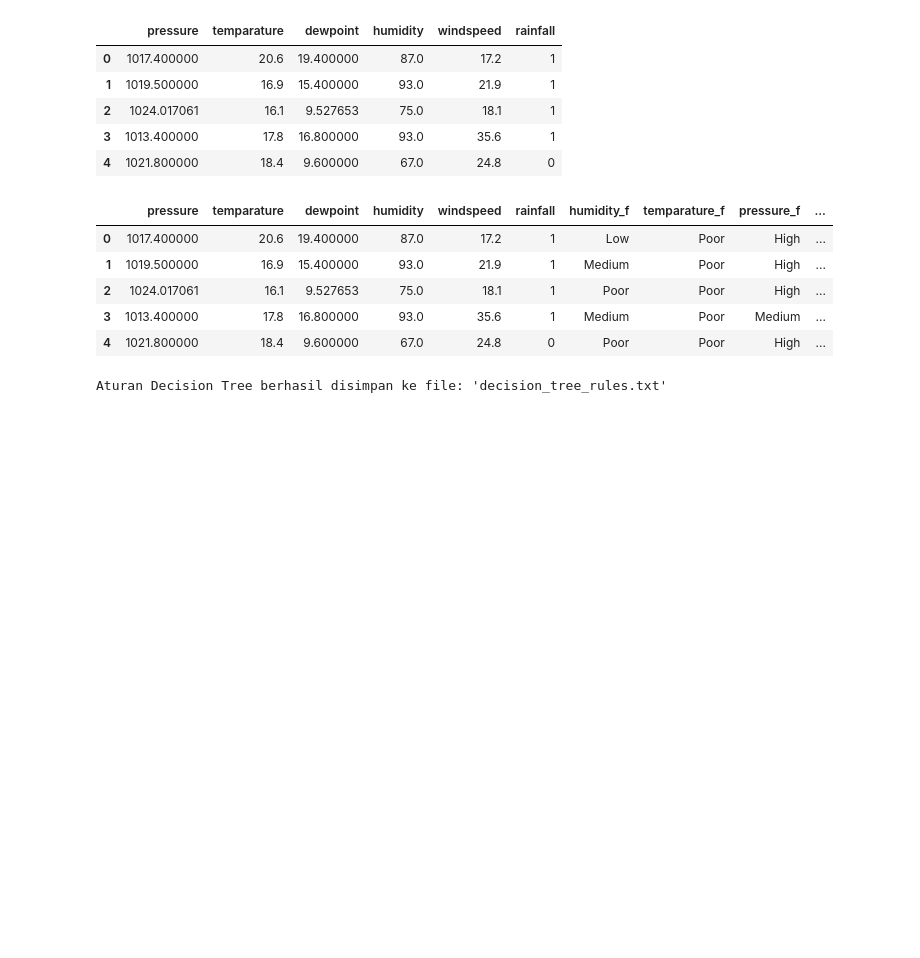
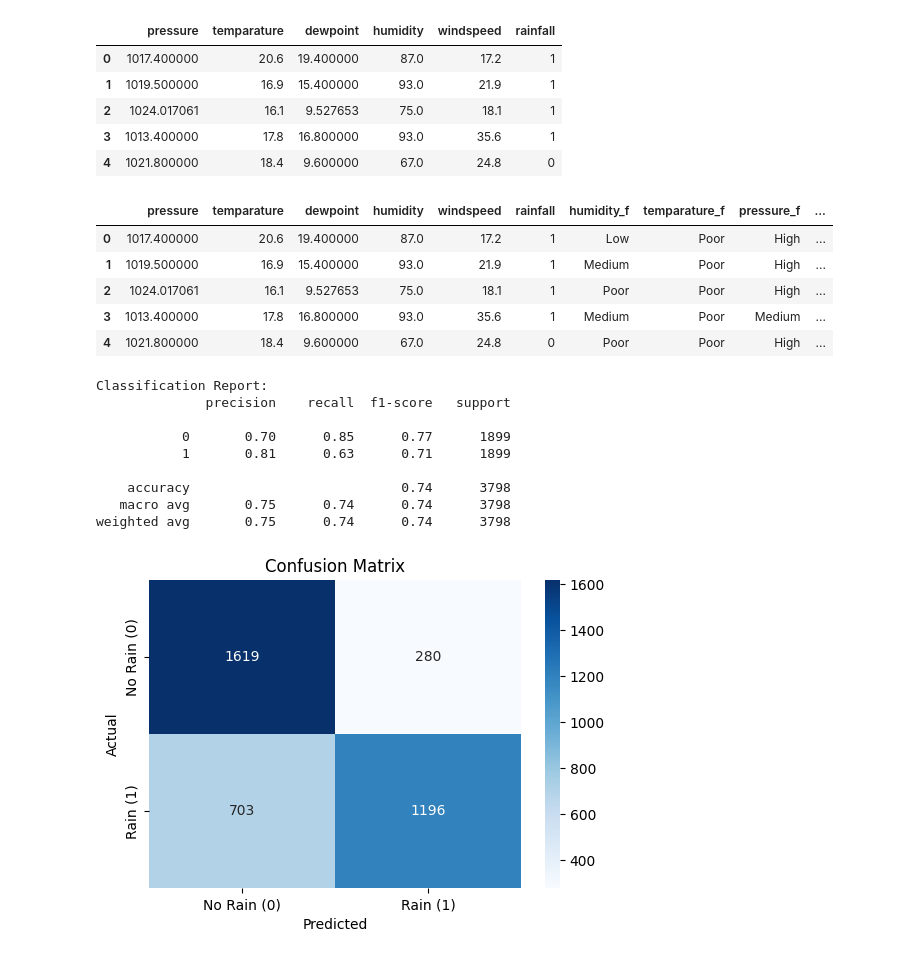
Before and after one commit to ukassu/RSBP-RainPrediction, a Jupyter notebook: main.ipynb, the cells around one changed output. Drawn from its saved outputs; the diff is of its cells as text; code cells hidden in the pictures; blank space fills up the shorter version.

```diff
--- a/main.ipynb
+++ b/main.ipynb
@@ -103,26 +103,45 @@ df_train.head()
 # %%
 feature_cols = ['humidity_f', 'temparature_f', 'pressure_f', 'windspeed_f', 'dewpoint_f']
 target_col = 'rainfall'
 
 rule_cols = feature_cols + [target_col]
 
 X = df_train[feature_cols]
 y = df_train[target_col]
 X_encoded = pd.get_dummies(X, columns=feature_cols)
 
 dt_classifier = DecisionTreeClassifier(random_state=42, max_depth=5)
 dt_classifier.fit(X_encoded, y)
 
 tree_rules = export_text(
     dt_classifier,
     feature_names=list(X_encoded.columns),
     class_names=['No Rain (0)', 'Rain (1)']
 )
 
 rules_file_name = 'decision_tree_rules.txt'
 with open(rules_file_name, 'w') as f:
     f.write(tree_rules)
 
-print(f"Aturan Decision Tree berhasil disimpan ke file: '{rules_file_name}'")
+y_pred = dt_classifier.predict(X_encoded)
+print("Classification Report:")
+print(classification_report(y, y_pred))
+
+cm = confusion_matrix(y, y_pred)
+plt.figure(figsize=(6, 4))
+sns.heatmap(cm, annot=True, fmt='d', cmap='Blues', xticklabels=['No Rain (0)', 'Rain (1)'], yticklabels=['No Rain (0)', 'Rain (1)'])
+plt.ylabel('Actual')
+plt.xlabel('Predicted')
+plt.title('Confusion Matrix')
+plt.show()
 # %% [output]
-Aturan Decision Tree berhasil disimpan ke file: 'decision_tree_rules.txt'
+Classification Report:
+              precision    recall  f1-score   support
+
+           0       0.70      0.85      0.77      1899
+           1       0.81      0.63      0.71      1899
+
+    accuracy                           0.74      3798
+   macro avg       0.75      0.74      0.74      3798
+weighted avg       0.75      0.74      0.74      3798
+[figure, added]
```
Also changed, not shown: 1 other file.
